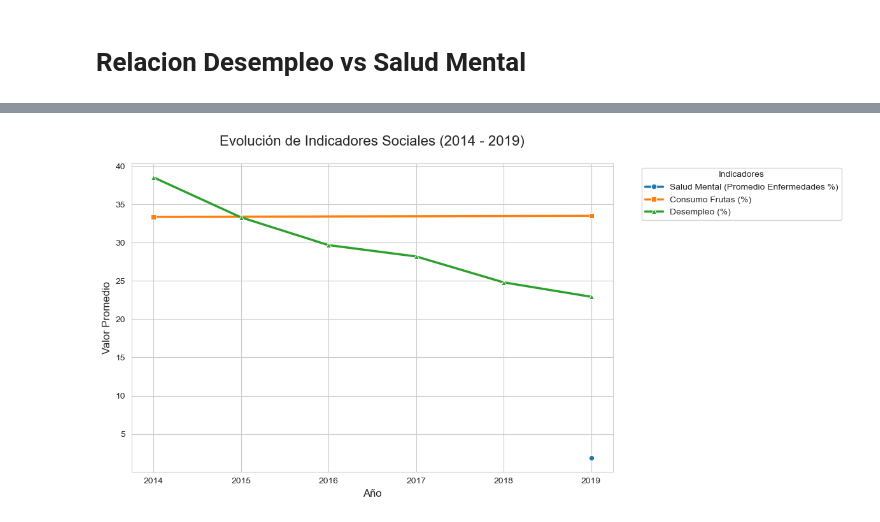
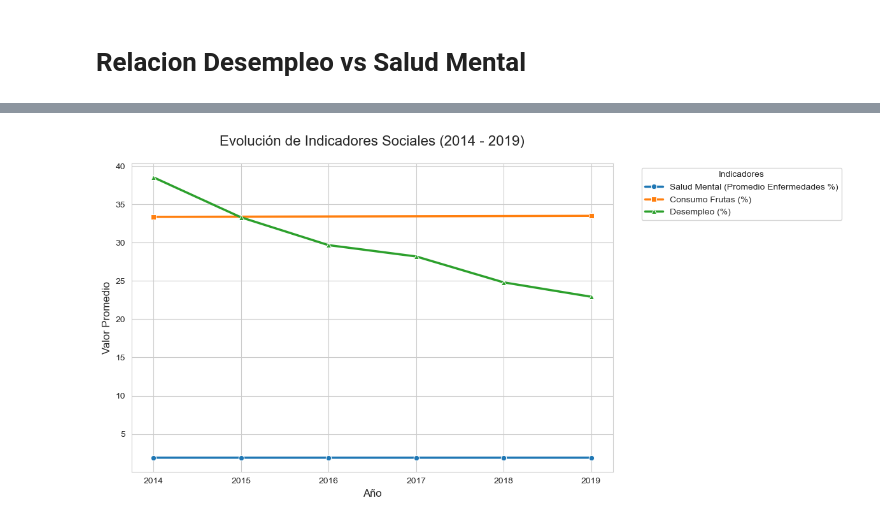
Before and after one commit to AntonioDavid333/Mental-Health-Data-Analysis, a Jupyter notebook: Global.ipynb, the cells around one changed output, grey strips where cells are left out. Saved outputs shown, nothing was run; the diff lists cells and outputs as text; code cells hidden in the pictures.

```diff
--- a/Global.ipynb
+++ b/Global.ipynb
@@ -321,14 +340,5 @@ Correlación Desempleo Juvenil vs Salud Mental: 0.005
 # %%
-# ========================================
-# 2. PREPARAR DATOS
-# ========================================
-
-# Calcular total de trastornos mentales
-df_salud["Total_Mental"] = df_salud[
-    ["Schizophrenia", "Depression", "Anxiety", "Bipolar", "Eating"]
-].sum(axis=1)
-
-# Normalizar nombres de países para el merge
-# (porque uno tiene "Spain" y otro "España")
-df_desempleo_sexo_pais["Pais_clean"] = df_desempleo_sexo_pais["Pais"].str.strip()
-df_salud["country_clean"] = df_salud["country"].str.strip()
+df_brecha = df_desempleo_sexo_pais.rename(columns={
+    "Pais": "Pais",
+    "Brecha (F - M)": "Brecha_genero"
+})
@@ -485,44 +444,50 @@ df_desempleo.head()
+# %%
+#Eliminar la primera columna de salud
+df_salud = df_salud.drop(columns=df_salud.columns[0])
 # %%
 import matplotlib.pyplot as plt
 import seaborn as sns
 import pandas as pd
 
-#CALCULAR EL PROMEDIO DE ENFERMEDADES MENTALES
+# CALCULAR EL PROMEDIO DE ENFERMEDADES MENTALES
 enfermedades = ['Schizophrenia', 'Depression', 'Anxiety', 'Bipolar', 'Eating']
-df_saludMental['Prevalence'] = df_saludMental[enfermedades].mean(axis=1)
+df_salud['Prevalence'] = df_salud[enfermedades].mean(axis=1)
 
-#PREPARAR LOS DATAFRAMES PARA EL GRÁFICO
-#Aseguramos que la columna de tiempo se llame igual en todos ('year' en minúsculas)
-df_saludMental = df_saludMental.rename(columns={'Year': 'year'})
+# PREPARAR LOS DATAFRAMES
+df_salud = df_salud.rename(columns={'Year': 'year'})
 df_frutas = df_frutas.rename(columns={'time': 'year'})
 df_desempleo = df_desempleo.rename(columns={'Año': 'year'})
 
-#AGRUPAR POR AÑO
-evolucion_salud = df_saludMental.groupby('year')['Prevalence'].mean().reset_index()
+# AGRUPAR POR AÑO
+evolucion_salud = df_salud.groupby('year')['Prevalence'].mean().reset_index()
 evolucion_frutas = df_frutas.groupby('year')['value'].mean().reset_index()
 evolucion_desempleo = df_desempleo.groupby('year')['Desempleo_Pct'].mean().reset_index()
 
-#TO EN UN DATAFRAME
+# UNIR DATAFRAMES
 df_plot = evolucion_salud.merge(evolucion_frutas, on='year', how='outer')
 df_plot = df_plot.merge(evolucion_desempleo, on='year', how='outer')
 
-#CONFIGURACIÓN DEL GRÁFICO
+# FILTRO 2014–2019
+df_plot = df_plot[(df_plot['year'] >= 2014) & (df_plot['year'] <= 2019)]
+
+# CONFIGURACIÓN DEL GRÁFICO
 plt.figure(figsize=(12, 6))
 sns.set_style("whitegrid")
 
-#TODAS LAS LÍNEAS
-sns.lineplot(data=df_plot, x='year', y='Prevalence', marker='o', label='Salud Mental (Promedio Enfermedades %)', linewidth=2.5)
-sns.lineplot(data=df_plot, x='year', y='value', marker='s', label='Consumo Frutas (%)', linewidth=2.5)
-sns.lineplot(data=df_plot, x='year', y='Desempleo_Pct', marker='^', label='Desempleo (%)', linewidth=2.5)
+sns.lineplot(data=df_plot, x='year', y='Prevalence', marker='o',
+             label='Salud Mental (Promedio Enfermedades %)', linewidth=2.5)
+sns.lineplot(data=df_plot, x='year', y='value', marker='s',
+             label='Consumo Frutas (%)', linewidth=2.5)
+sns.lineplot(data=df_plot, x='year', y='Desempleo_Pct', marker='^',
+             label='Desempleo (%)', linewidth=2.5)
 
-#ESSTILOS
 plt.title('Evolución de Indicadores Sociales (2014 - 2019)', fontsize=16, pad=20)
 plt.xlabel('Año', fontsize=12)
 plt.ylabel('Valor Promedio', fontsize=12)
-plt.xticks([2014, 2015, 2016, 2017, 2018, 2019])
+plt.xticks(range(2014, 2020))
 plt.legend(title='Indicadores', bbox_to_anchor=(1.05, 1), loc='upper left')
 
 plt.tight_layout()
 plt.show()
 # %% [output]
-[figure, old version]
+[figure, new version]
```
Also changed, not shown: parts of 27 cells of this notebook, 2 other files.
